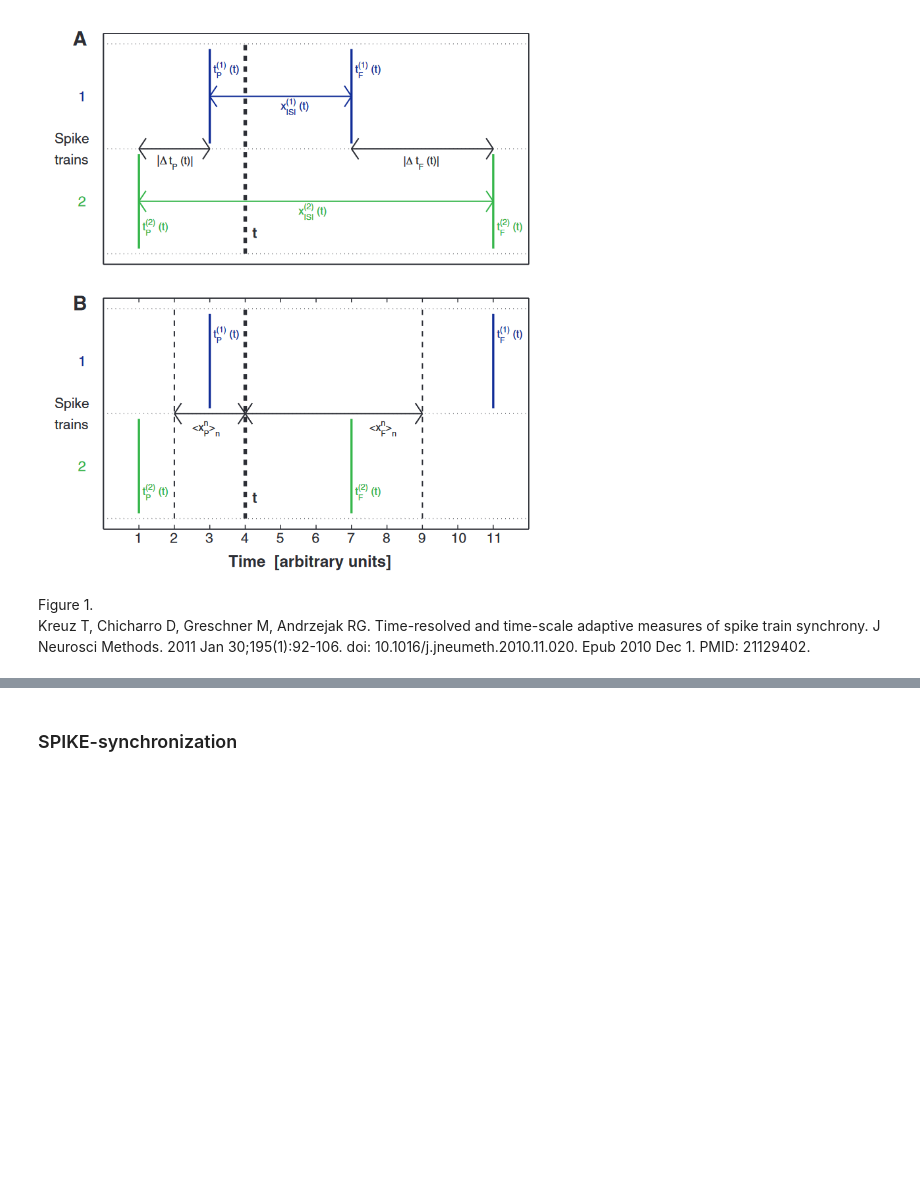
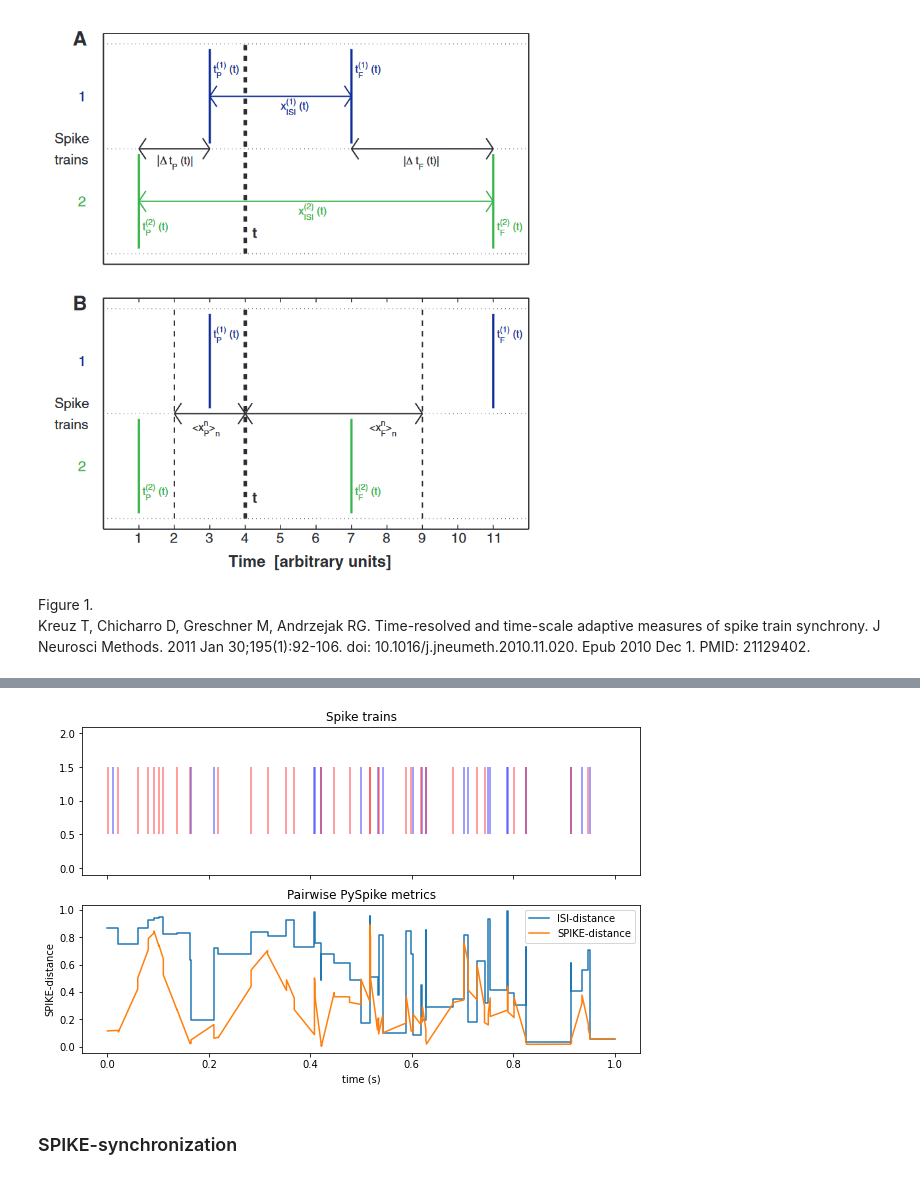
Before and after one commit to mwprestonjr/spike_synchrony, a Jupyter notebook: notebooks/demo_pyspike.ipynb, the cells around one changed output, grey strips where cells are left out. Saved outputs shown, nothing was run; the diff lists cells and outputs as text; code cells hidden in the pictures; blank space fills up the shorter version.

```diff
--- a/notebooks/demo_pyspike.ipynb
+++ b/notebooks/demo_pyspike.ipynb
@@ -104,2 +118,25 @@ plt.show()
+# %%
+# Plot metric together
+
+# create fig
+fig, (ax1,ax2) = plt.subplots(2,1, figsize=[10,6], sharex=True)
+
+# plot spikes
+ax1.eventplot(st1.spikes, color='b', alpha=0.5)
+ax1.eventplot(st2.spikes, color='r', alpha=0.5)
+ax1.set_title("Spike trains")
+
+# plot each metric
+ax2.plot(t_isi_distance, isi_distance, label="ISI-distance")
+ax2.plot(t_spike_distance, spike_distance, label="SPIKE-distance")
+
+# label
+ax2.set(xlabel="time (s)", ylabel="SPIKE-distance")
+ax2.set_title("Pairwise PySpike metrics")
+ax2.legend()
+
+plt.show()
+# %% [output]
+[figure, new version]
 # %% [markdown]
 ### SPIKE-synchronization
```
Also changed, not shown: parts of 12 cells of this notebook.
